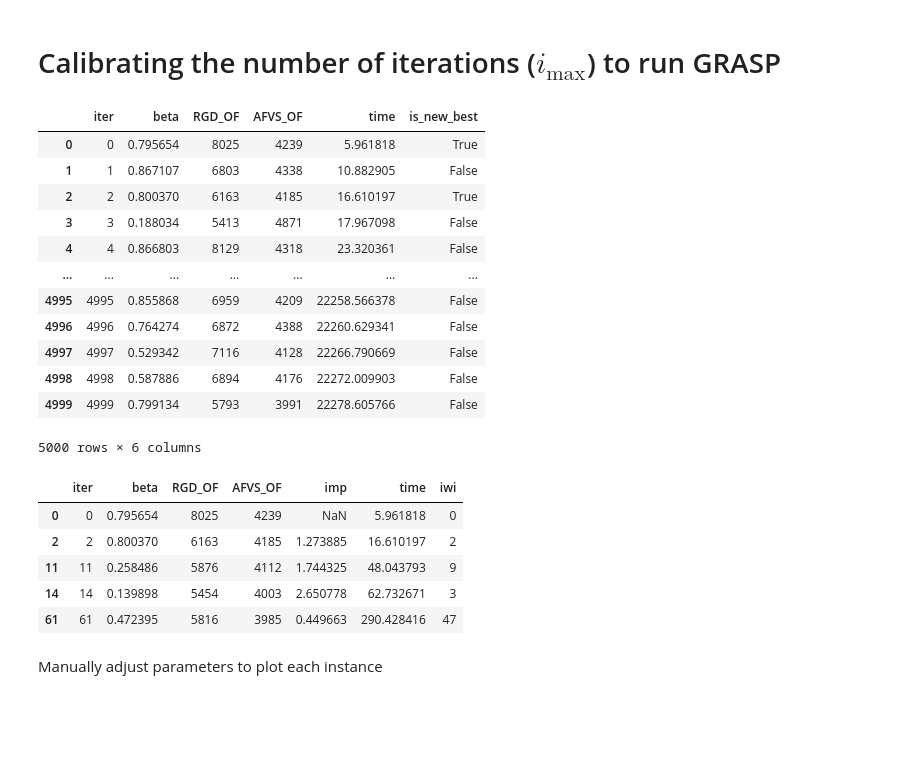
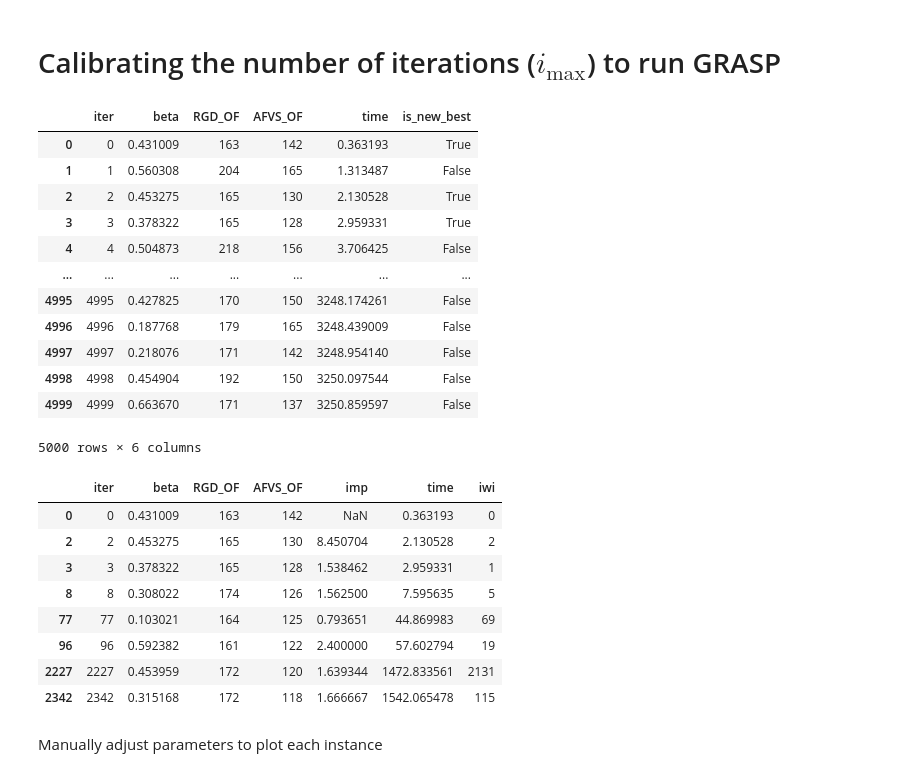
Before and after one commit to netotz/alpha-neighbor-p-center-problem, a Jupyter notebook: anpcp/igrasp_iters.ipynb, the cells around one changed output. Saved outputs shown, nothing was run; the diff lists cells and outputs as text; code cells hidden in the pictures; blank space fills up the shorter version.

```diff
--- a/anpcp/igrasp_iters.ipynb
+++ b/anpcp/igrasp_iters.ipynb
@@ -3,28 +3,31 @@
 # %%
 import pandas as pd
 from grasp_iters import read_results
 
 names = [
-    "rat783_522_261_0_p20_a2",
+    "rat783_522_261_0_p20_a2", # 0
+    "rat783_522_261_0_p20_a3",
+    "rl1323_882_441_0_p20_a2", # 2
     "rl1323_882_441_0_p20_a3",
-    "anpcp_882_441_0_p20_a3"
+    "anpcp_882_441_0_p20_a2",  # 4
+    "anpcp_882_441_0_p20_a3",
 ]
-name = names[2]
+name = names[1]
 
 iters = read_results(name)
 
 iters
 # %% [output]
 |  | iter | beta | RGD_OF | AFVS_OF | time | is_new_best |
-| 0 | 0 | 0.795654 | 8025 | 4239 | 5.961818 | True |
-| 1 | 1 | 0.867107 | 6803 | 4338 | 10.882905 | False |
-| 2 | 2 | 0.800370 | 6163 | 4185 | 16.610197 | True |
-| 3 | 3 | 0.188034 | 5413 | 4871 | 17.967098 | False |
-| 4 | 4 | 0.866803 | 8129 | 4318 | 23.320361 | False |
+| 0 | 0 | 0.431009 | 163 | 142 | 0.363193 | True |
+| 1 | 1 | 0.560308 | 204 | 165 | 1.313487 | False |
+| 2 | 2 | 0.453275 | 165 | 130 | 2.130528 | True |
+| 3 | 3 | 0.378322 | 165 | 128 | 2.959331 | True |
+| 4 | 4 | 0.504873 | 218 | 156 | 3.706425 | False |
 | ... | ... | ... | ... | ... | ... | ... |
-| 4995 | 4995 | 0.855868 | 6959 | 4209 | 22258.566378 | False |
-| 4996 | 4996 | 0.764274 | 6872 | 4388 | 22260.629341 | False |
-| 4997 | 4997 | 0.529342 | 7116 | 4128 | 22266.790669 | False |
-| 4998 | 4998 | 0.587886 | 6894 | 4176 | 22272.009903 | False |
-| 4999 | 4999 | 0.799134 | 5793 | 3991 | 22278.605766 | False |
+| 4995 | 4995 | 0.427825 | 170 | 150 | 3248.174261 | False |
+| 4996 | 4996 | 0.187768 | 179 | 165 | 3248.439009 | False |
+| 4997 | 4997 | 0.218076 | 171 | 142 | 3248.954140 | False |
+| 4998 | 4998 | 0.454904 | 192 | 150 | 3250.097544 | False |
+| 4999 | 4999 | 0.663670 | 171 | 137 | 3250.859597 | False |
 5000 rows × 6 columns
@@ -47,11 +52,14 @@ improvs = get_improvs(iters)
 improvs
 # %% [output]
 |  | iter | beta | RGD_OF | AFVS_OF | imp | time | iwi |
-| 0 | 0 | 0.795654 | 8025 | 4239 | NaN | 5.961818 | 0 |
-| 2 | 2 | 0.800370 | 6163 | 4185 | 1.273885 | 16.610197 | 2 |
-| 11 | 11 | 0.258486 | 5876 | 4112 | 1.744325 | 48.043793 | 9 |
-| 14 | 14 | 0.139898 | 5454 | 4003 | 2.650778 | 62.732671 | 3 |
-| 61 | 61 | 0.472395 | 5816 | 3985 | 0.449663 | 290.428416 | 47 |
+| 0 | 0 | 0.431009 | 163 | 142 | NaN | 0.363193 | 0 |
+| 2 | 2 | 0.453275 | 165 | 130 | 8.450704 | 2.130528 | 2 |
+| 3 | 3 | 0.378322 | 165 | 128 | 1.538462 | 2.959331 | 1 |
+| 8 | 8 | 0.308022 | 174 | 126 | 1.562500 | 7.595635 | 5 |
+| 77 | 77 | 0.103021 | 164 | 125 | 0.793651 | 44.869983 | 69 |
+| 96 | 96 | 0.592382 | 161 | 122 | 2.400000 | 57.602794 | 19 |
+| 2227 | 2227 | 0.453959 | 172 | 120 | 1.639344 | 1472.833561 | 2131 |
+| 2342 | 2342 | 0.315168 | 172 | 118 | 1.666667 | 1542.065478 | 115 |
 # %%
 from utils import format_latex_table
 
```
Also changed, not shown: parts of 4 cells of this notebook, 3 other files.
